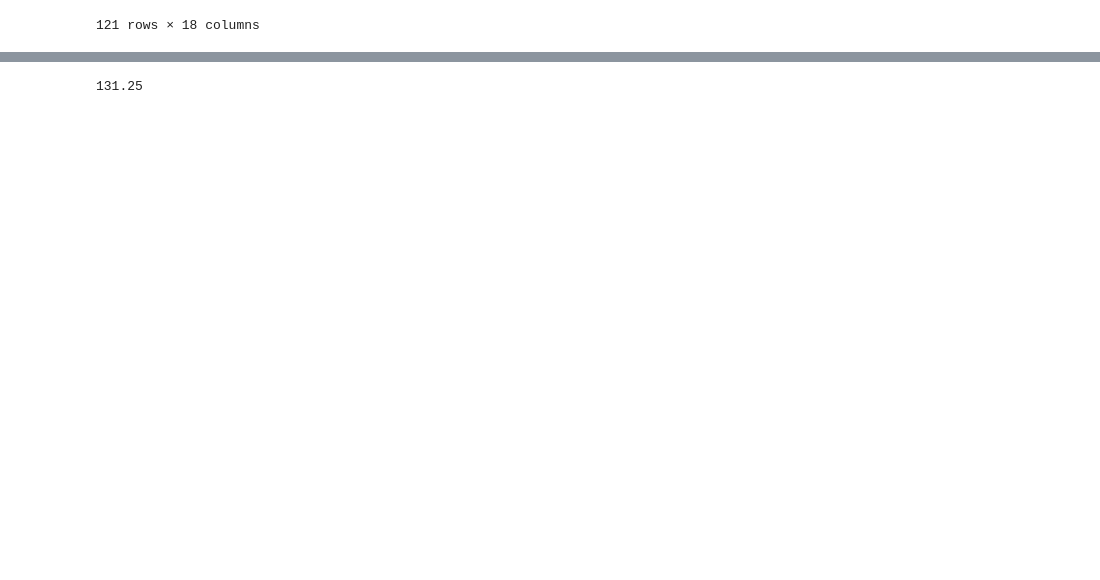
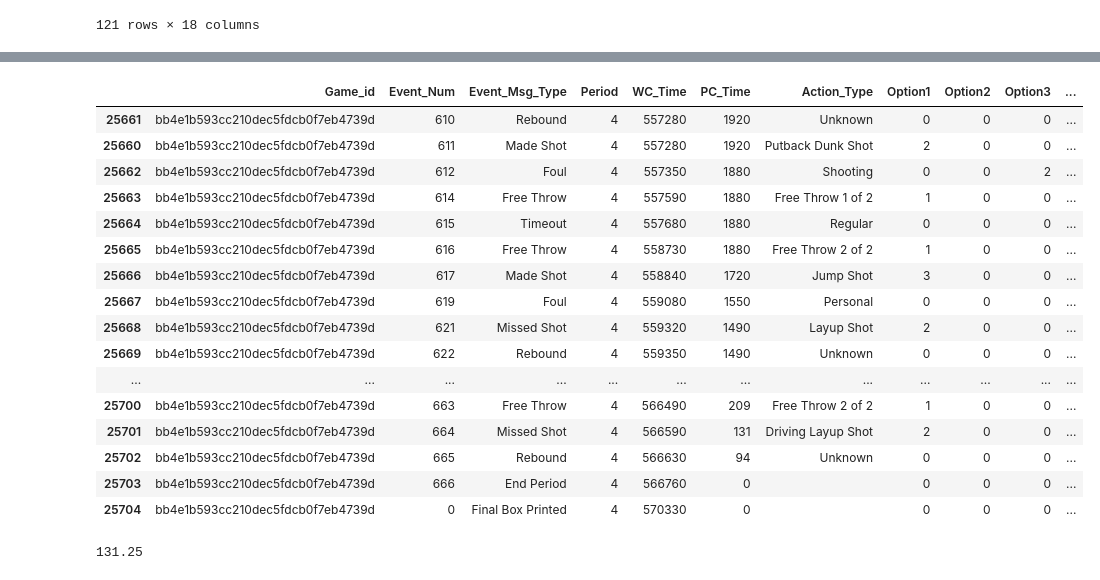
Before and after one commit to wpouse/NBA, a Jupyter notebook: Hackathon Prompt/NBARatingsScrubbed.ipynb, the cells around one changed output, grey strips where cells are left out. Drawn from its saved outputs; the diff is of its cells as text; code cells hidden in the pictures; blank space fills up the shorter version.

```diff
--- a/Hackathon Prompt/NBARatingsScrubbed.ipynb
+++ b/Hackathon Prompt/NBARatingsScrubbed.ipynb
@@ -855,3 +835,23 @@ rdPBP[352:400]
+# %%
+rdPBP[420:]
+# %% [output]
+|  | Game_id | Event_Num | Event_Msg_Type | Period | WC_Time | PC_Time | Action_Type | Option1 | Option2 | Option3 | ... |
+| 25661 | bb4e1b593cc210dec5fdcb0f7eb4739d | 610 | Rebound | 4 | 557280 | 1920 | Unknown | 0 | 0 | 0 | ... |
+| 25660 | bb4e1b593cc210dec5fdcb0f7eb4739d | 611 | Made Shot | 4 | 557280 | 1920 | Putback Dunk Shot | 2 | 0 | 0 | ... |
+| 25662 | bb4e1b593cc210dec5fdcb0f7eb4739d | 612 | Foul | 4 | 557350 | 1880 | Shooting | 0 | 0 | 2 | ... |
+| 25663 | bb4e1b593cc210dec5fdcb0f7eb4739d | 614 | Free Throw | 4 | 557590 | 1880 | Free Throw 1 of 2 | 1 | 0 | 0 | ... |
+| 25664 | bb4e1b593cc210dec5fdcb0f7eb4739d | 615 | Timeout | 4 | 557680 | 1880 | Regular | 0 | 0 | 0 | ... |
+| 25665 | bb4e1b593cc210dec5fdcb0f7eb4739d | 616 | Free Throw | 4 | 558730 | 1880 | Free Throw 2 of 2 | 1 | 0 | 0 | ... |
+| 25666 | bb4e1b593cc210dec5fdcb0f7eb4739d | 617 | Made Shot | 4 | 558840 | 1720 | Jump Shot | 3 | 0 | 0 | ... |
+| 25667 | bb4e1b593cc210dec5fdcb0f7eb4739d | 619 | Foul | 4 | 559080 | 1550 | Personal | 0 | 0 | 0 | ... |
+| 25668 | bb4e1b593cc210dec5fdcb0f7eb4739d | 621 | Missed Shot | 4 | 559320 | 1490 | Layup Shot | 2 | 0 | 0 | ... |
+| 25669 | bb4e1b593cc210dec5fdcb0f7eb4739d | 622 | Rebound | 4 | 559350 | 1490 | Unknown | 0 | 0 | 0 | ... |
+| ... | ... | ... | ... | ... | ... | ... | ... | ... | ... | ... | ... |
+| 25700 | bb4e1b593cc210dec5fdcb0f7eb4739d | 663 | Free Throw | 4 | 566490 | 209 | Free Throw 2 of 2 | 1 | 0 | 0 | ... |
+| 25701 | bb4e1b593cc210dec5fdcb0f7eb4739d | 664 | Missed Shot | 4 | 566590 | 131 | Driving Layup Shot | 2 | 0 | 0 | ... |
+| 25702 | bb4e1b593cc210dec5fdcb0f7eb4739d | 665 | Rebound | 4 | 566630 | 94 | Unknown | 0 | 0 | 0 | ... |
+| 25703 | bb4e1b593cc210dec5fdcb0f7eb4739d | 666 | End Period | 4 | 566760 | 0 |  | 0 | 0 | 0 | ... |
+| 25704 | bb4e1b593cc210dec5fdcb0f7eb4739d | 0 | Final Box Printed | 4 | 570330 | 0 |  | 0 | 0 | 0 | ... |
 # %%
 np.round(100*21.0/16, 2)
 # %% [output]
```
Also changed, not shown: parts of 1 cell of this notebook, 1 other file.
